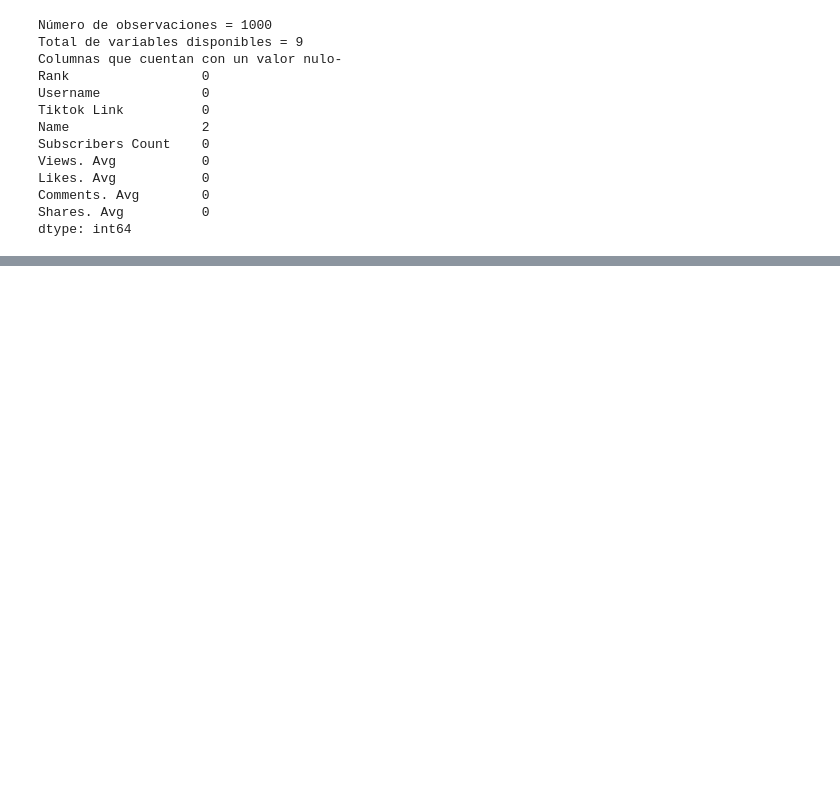
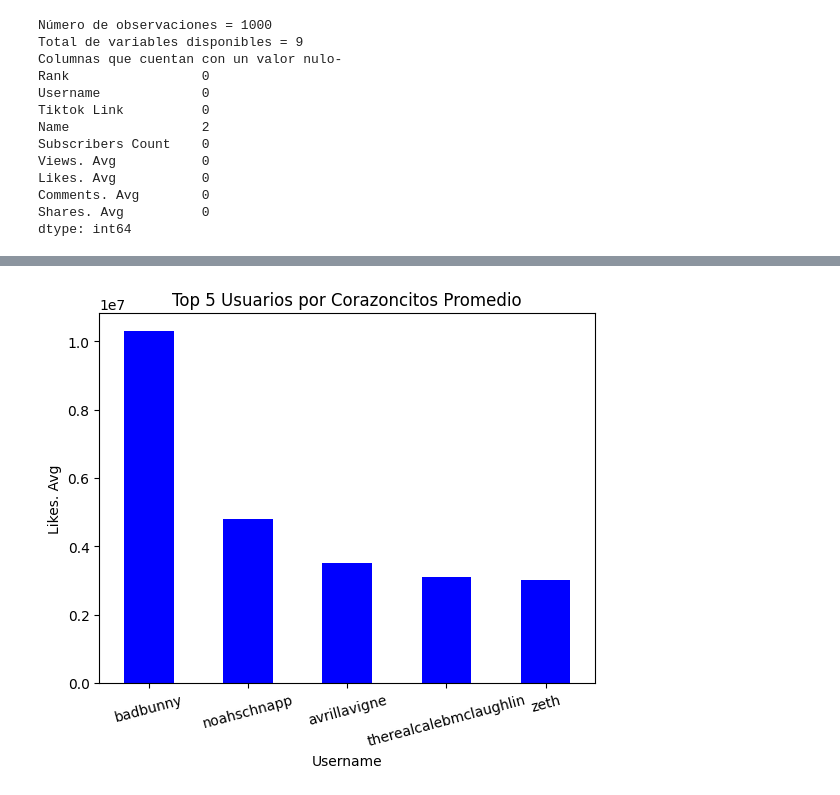
Before and after one commit to FrankRomeroT/H-bito, a Jupyter notebook: Dia 5/tiktok.ipynb, the cells around one changed output, grey strips where cells are left out. Cells and saved outputs as stored; diff of their text form; code cells hidden in the pictures; blank space fills up the shorter version.

```diff
--- a/Dia 5/tiktok.ipynb
+++ b/Dia 5/tiktok.ipynb
@@ -38,0 +206,14 @@ dtype: int64
+# %%
+top_5_heart = df2.groupby('Username')['Likes. Avg'].sum()
+top_5_heart = top_5_heart.sort_values(ascending=False).head()
+
+top_5_heart.plot(kind='bar', color='blue')
+
+# Configurar el título y las etiquetas del gráfico
+plt.title('Top 5 Usuarios por Corazoncitos Promedio')
+plt.xlabel('Username')
+plt.ylabel('Likes. Avg')
+plt.xticks(rotation=15)
+plt.show()
+# %% [output]
+[figure, added]
```
Also changed, not shown: parts of 21 cells of this notebook.
